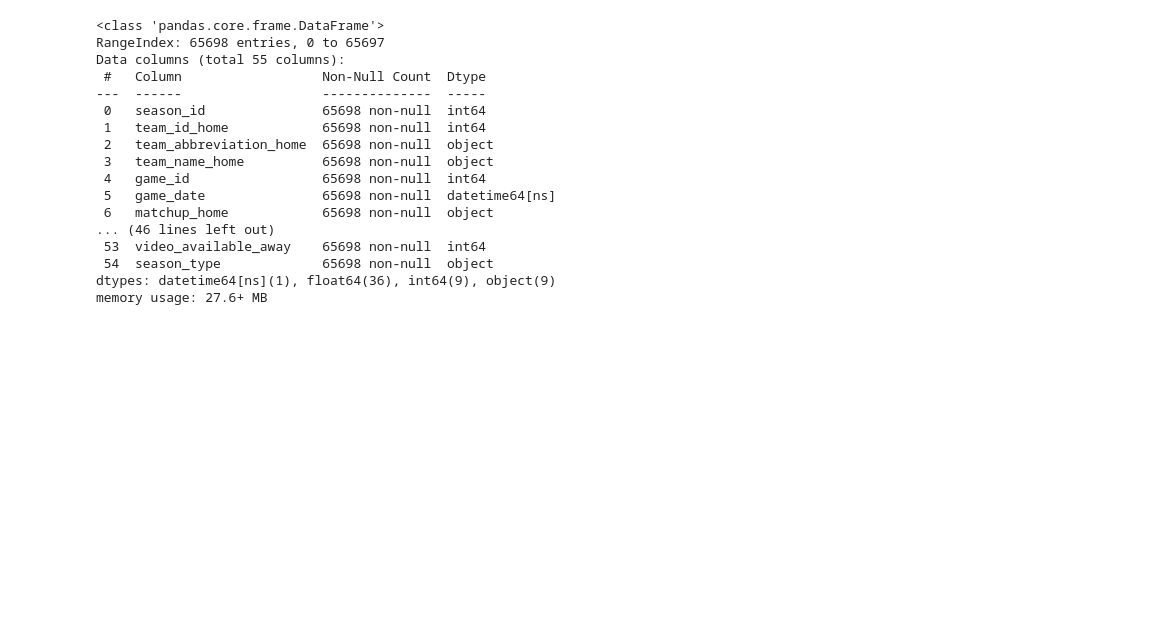
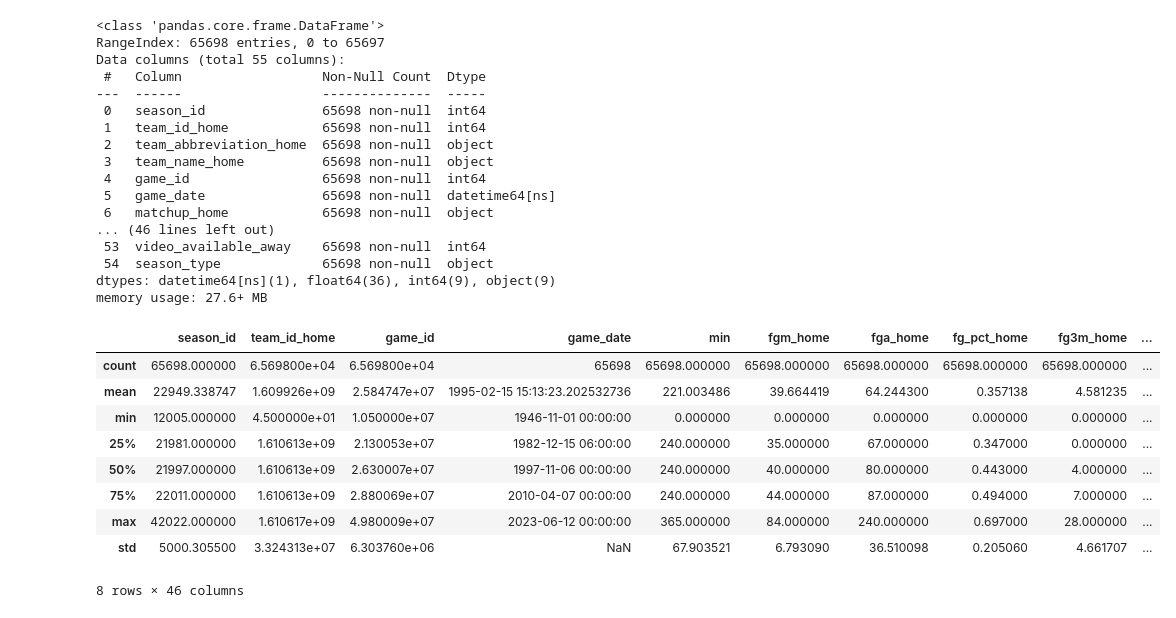
Before and after one commit to erbc111/Analisis_evolutivo_NBA, a Jupyter notebook: preparacion_datos.ipynb, the cells around one changed output. Cells and saved outputs as stored; diff of their text form; code cells hidden in the pictures; blank space fills up the shorter version.

```diff
--- a/preparacion_datos.ipynb
+++ b/preparacion_datos.ipynb
@@ -835,3 +911,16 @@ Data columns (total 55 columns):
  54  season_type             65698 non-null  object
 dtypes: datetime64[ns](1), float64(36), int64(9), object(9)
 memory usage: 27.6+ MB
+# %%
+game_original.describe()
+# %% [output]
+|  | season_id | team_id_home | game_id | game_date | min | fgm_home | fga_home | fg_pct_home | fg3m_home | ... |
+| count | 65698.000000 | 6.569800e+04 | 6.569800e+04 | 65698 | 65698.000000 | 65698.000000 | 65698.000000 | 65698.000000 | 65698.000000 | ... |
+| mean | 22949.338747 | 1.609926e+09 | 2.584747e+07 | 1995-02-15 15:13:23.202532736 | 221.003486 | 39.664419 | 64.244300 | 0.357138 | 4.581235 | ... |
+| min | 12005.000000 | 4.500000e+01 | 1.050000e+07 | 1946-11-01 00:00:00 | 0.000000 | 0.000000 | 0.000000 | 0.000000 | 0.000000 | ... |
+| 25% | 21981.000000 | 1.610613e+09 | 2.130053e+07 | 1982-12-15 06:00:00 | 240.000000 | 35.000000 | 67.000000 | 0.347000 | 0.000000 | ... |
+| 50% | 21997.000000 | 1.610613e+09 | 2.630007e+07 | 1997-11-06 00:00:00 | 240.000000 | 40.000000 | 80.000000 | 0.443000 | 4.000000 | ... |
+| 75% | 22011.000000 | 1.610613e+09 | 2.880069e+07 | 2010-04-07 00:00:00 | 240.000000 | 44.000000 | 87.000000 | 0.494000 | 7.000000 | ... |
+| max | 42022.000000 | 1.610617e+09 | 4.980009e+07 | 2023-06-12 00:00:00 | 365.000000 | 84.000000 | 240.000000 | 0.697000 | 28.000000 | ... |
+| std | 5000.305500 | 3.324313e+07 | 6.303760e+06 | NaN | 67.903521 | 6.793090 | 36.510098 | 0.205060 | 4.661707 | ... |
+8 rows × 46 columns
```
Also changed, not shown: parts of 11 cells of this notebook, 2 other files.
